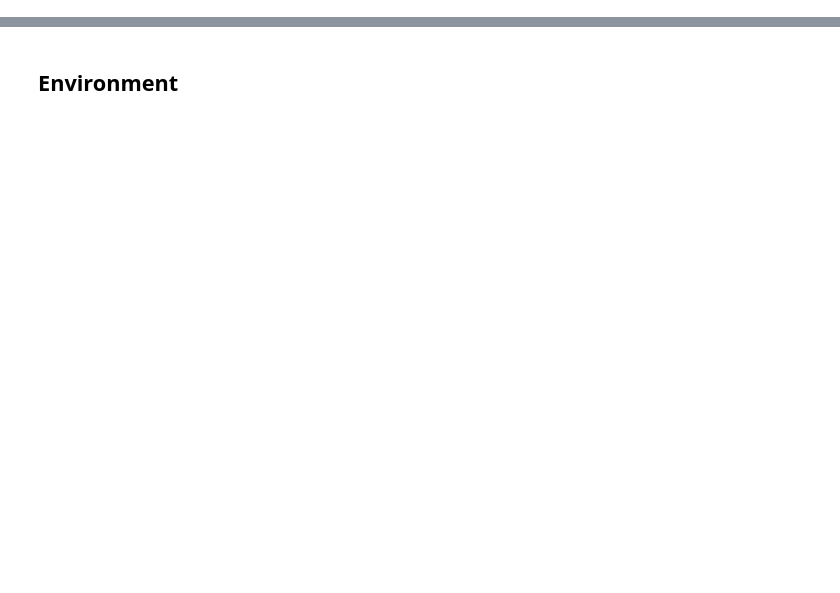
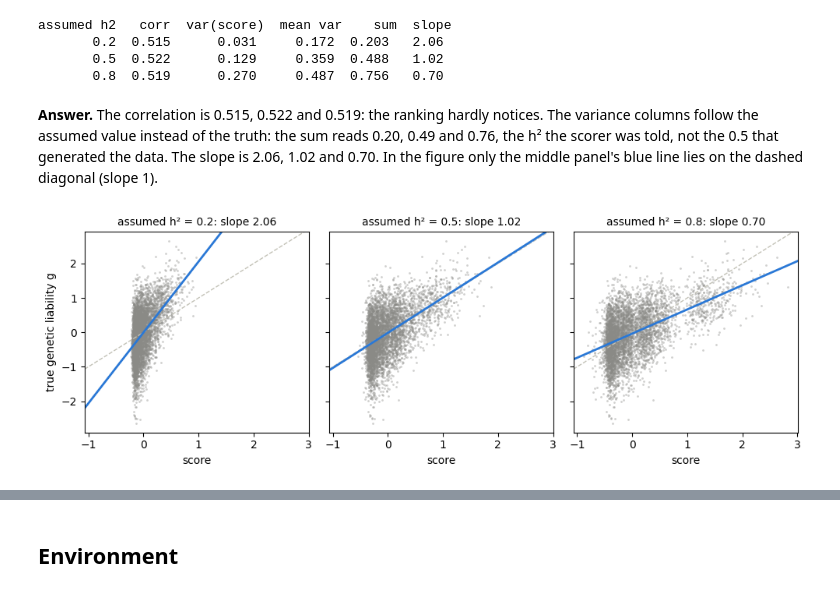
Before and after one commit to bvilhjal/ATIG_2026, a Jupyter notebook: teaching_days/2026-09-24/LTFH/LTFH_exercise_answers.ipynb, the cells around one changed output, grey strips where cells are left out. Cells and saved outputs as stored; diff of their text form; code cells hidden in the pictures; blank space fills up the shorter version.

```diff
--- a/teaching_days/2026-09-24/LTFH/LTFH_exercise_answers.ipynb
+++ b/teaching_days/2026-09-24/LTFH/LTFH_exercise_answers.ipynb
@@ -271,3 +0,0 @@ Hint: `big.status` means "diagnosed by 70" and `big_at_risk` means "undiagnosed
-# %%
-y = (big_at_risk & big.status)[big_at_risk]
-print(f"{int(y.sum())} incident cases among {len(y)} probands ({y.mean():.1%})")
@@ -771,0 +92,13 @@ not its correlation with liability.
+# %%
+H2 = 0.5                                    # true liability-scale heritability
+K = 0.10                                    # lifetime prevalence
+AGES = np.arange(0, 121.0)                  # ages 0, 1, ..., 120
+CIP = K / (1 + np.exp((60 - AGES) / 8))     # cumulative incidence by age: half of K by age 60
+
+ids, father, mother = simulate_pedigree(np.random.default_rng(1), n_founder_pairs=500, gens=2)
+reg = simulate_register_liabilities(np.random.default_rng(1), ids, father, mother,
+                                    h2=H2, cip_ages=AGES, cip_values=CIP, eval_age=70)
+g = reg.genetic                             # the truth, known only because we simulated it
+
+print(f"{len(reg.ids)} people, {reg.status.sum()} diagnosed by age 70 ({reg.status.mean():.1%})")
+print(f"var(g) = {g.var():.3f}   (target {H2})")
@@ -771,0 +198,34 @@ not its correlation with liability.
+# %%
+by_h2 = {}                                   # kept for the figure below
+print("assumed h2   corr  var(score)  mean var    sum  slope")
+for h2 in (0.2, 0.5, 0.8):
+    e, v = score(h2)
+    c = corr(e, g)
+    b = np.polyfit(e, g, 1)[0]
+    by_h2[h2] = e
+    print(f"{h2:10.1f} {c:6.3f} {e.var():10.3f} {v.mean():9.3f} {e.var() + v.mean():6.3f} {b:6.2f}")
+# %% [output]
+assumed h2   corr  var(score)  mean var    sum  slope
+       0.2  0.515      0.031     0.172  0.203   2.06
+       0.5  0.522      0.129     0.359  0.488   1.02
+       0.8  0.519      0.270     0.487  0.756   0.70
+# %% [markdown]
+**Answer.** The correlation is 0.515, 0.522 and 0.519: the ranking hardly notices. The
+variance columns follow the assumed value instead of the truth: the sum reads 0.20, 0.49
+and 0.76, the h² the scorer was told, not the 0.5 that generated the data. The slope is
+2.06, 1.02 and 0.70. In the figure only the middle panel's blue line lies on the dashed diagonal (slope 1).
+# %%
+import matplotlib.pyplot as plt
+
+fig, axes = plt.subplots(1, 3, figsize=(10, 3.5), sharex=True, sharey=True)
+for ax, (h2, e) in zip(axes, by_h2.items()):
+    b, a = np.polyfit(e, g, 1)
+    ax.scatter(e, g, s=4, color="#8a8a86", alpha=0.4, linewidths=0)
+    ax.axline((0, 0), slope=1, color="#c3c2b7", ls="--", lw=1)      # slope 1: calibrated
+    ax.axline((0, a), slope=b, color="#2a78d6", lw=2)                # truth regressed on score
+    ax.set_title(f"assumed h² = {h2}: slope {b:.2f}", fontsize=10)
+    ax.set_xlabel("score")
+axes[0].set_ylabel("true genetic liability g")
+fig.tight_layout()
+# %% [output]
+[figure, added]
```
Also changed, not shown: parts of 123 cells of this notebook, 7 other files.
